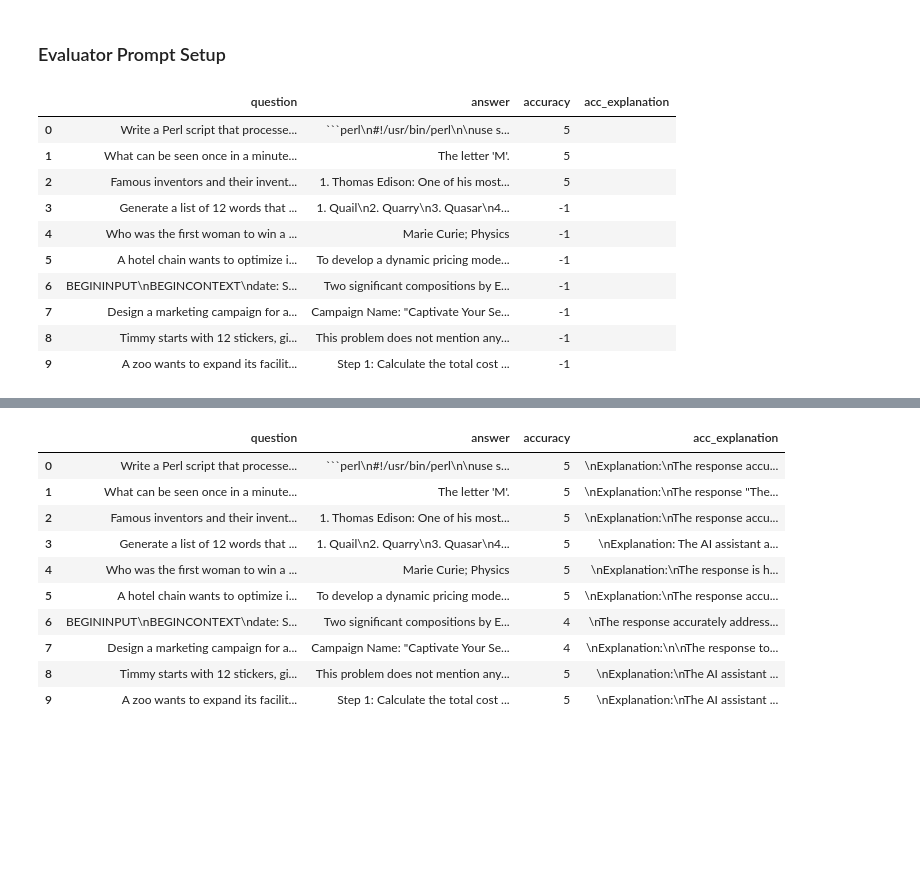
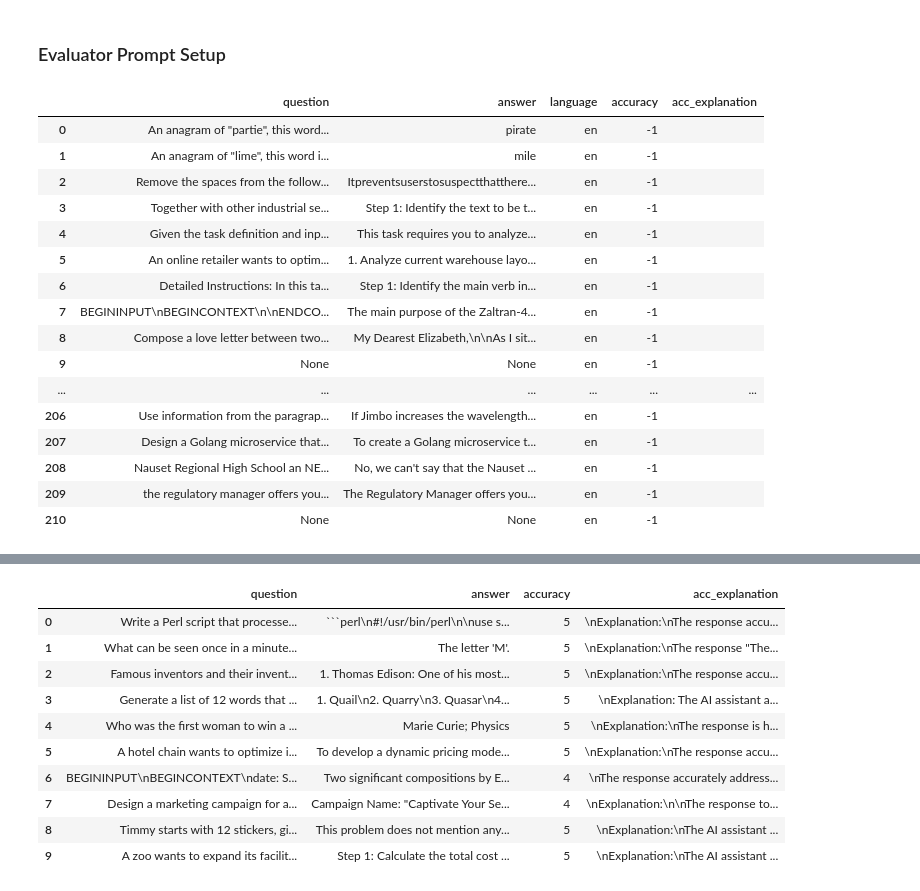
Before and after one commit to alexcalabrese/datamanagement_project, a Jupyter notebook: project.ipynb, the cells around one changed output, grey strips where cells are left out. Saved outputs shown, nothing was run; the diff lists cells and outputs as text; code cells hidden in the pictures; blank space fills up the shorter version.

````diff
--- a/project.ipynb
+++ b/project.ipynb
@@ -556,18 +516,23 @@ def parse_score_and_description(string: str) -> Dict[str, Any]:
 
     # Return the result dict
     return result
-# %%
-test_df = df.head(10)
-test_df
-# %% [output]
-|  | question | answer | accuracy | acc_explanation |
-| 0 | Write a Perl script that processe... | ```perl\n#!/usr/bin/perl\n\nuse s... | 5 |  |
-| 1 | What can be seen once in a minute... | The letter 'M'. | 5 |  |
-| 2 | Famous inventors and their invent... | 1. Thomas Edison: One of his most... | 5 |  |
-| 3 | Generate a list of 12 words that ... | 1. Quail\n2. Quarry\n3. Quasar\n4... | -1 |  |
-| 4 | Who was the first woman to win a ... | Marie Curie; Physics | -1 |  |
-| 5 | A hotel chain wants to optimize i... | To develop a dynamic pricing mode... | -1 |  |
-| 6 | BEGININPUT\nBEGINCONTEXT\ndate: S... | Two significant compositions by E... | -1 |  |
-| 7 | Design a marketing campaign for a... | Campaign Name: "Captivate Your Se... | -1 |  |
-| 8 | Timmy starts with 12 stickers, gi... | This problem does not mention any... | -1 |  |
-| 9 | A zoo wants to expand its facilit... | Step 1: Calculate the total cost ... | -1 |  |
+# %%
+pd.concat([df_split[0][:10], df_translated])
+# %% [output]
+|  | question | answer | language | accuracy | acc_explanation |
+| 0 | An anagram of "partie", this word... | pirate | en | -1 |  |
+| 1 | An anagram of "lime", this word i... | mile | en | -1 |  |
+| 2 | Remove the spaces from the follow... | Itpreventsuserstosuspectthatthere... | en | -1 |  |
+| 3 | Together with other industrial se... | Step 1: Identify the text to be t... | en | -1 |  |
+| 4 | Given the task definition and inp... | This task requires you to analyze... | en | -1 |  |
+| 5 | An online retailer wants to optim... | 1. Analyze current warehouse layo... | en | -1 |  |
+| 6 | Detailed Instructions: In this ta... | Step 1: Identify the main verb in... | en | -1 |  |
+| 7 | BEGININPUT\nBEGINCONTEXT\n\nENDCO... | The main purpose of the Zaltran-4... | en | -1 |  |
+| 8 | Compose a love letter between two... | My Dearest Elizabeth,\n\nAs I sit... | en | -1 |  |
+| 9 | None | None | en | -1 |  |
+| ... | ... | ... | ... | ... | ... |
+| 206 | Use information from the paragrap... | If Jimbo increases the wavelength... | en | -1 |  |
+| 207 | Design a Golang microservice that... | To create a Golang microservice t... | en | -1 |  |
+| 208 | Nauset Regional High School an NE... | No, we can't say that the Nauset ... | en | -1 |  |
+| 209 | the regulatory manager offers you... | The Regulatory Manager offers you... | en | -1 |  |
+| 210 | None | None | en | -1 |  |
````
Also changed, not shown: parts of 12 cells of this notebook.
